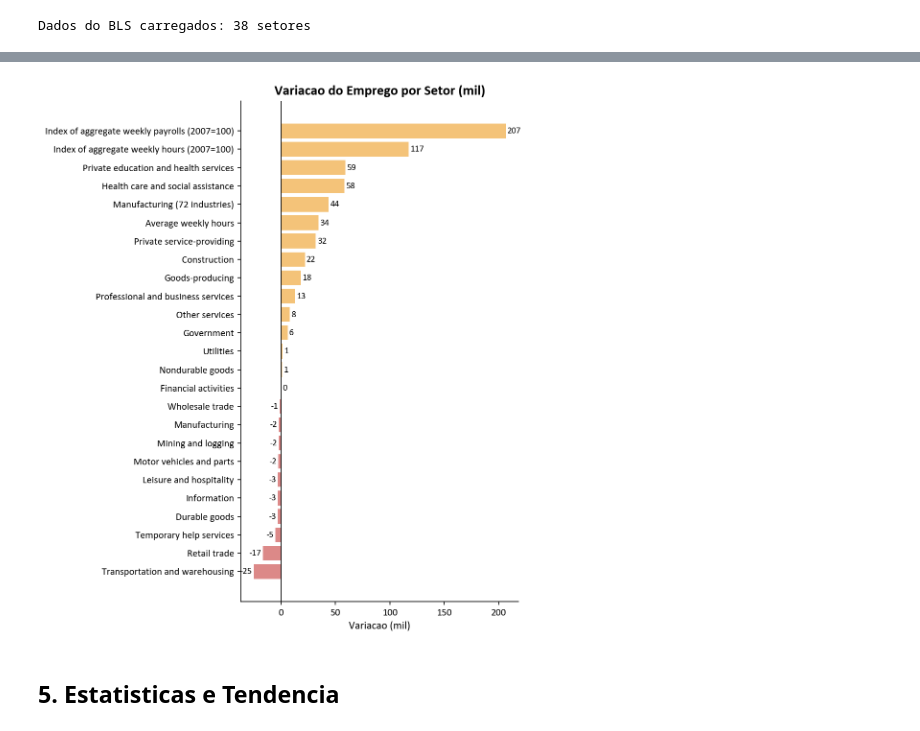
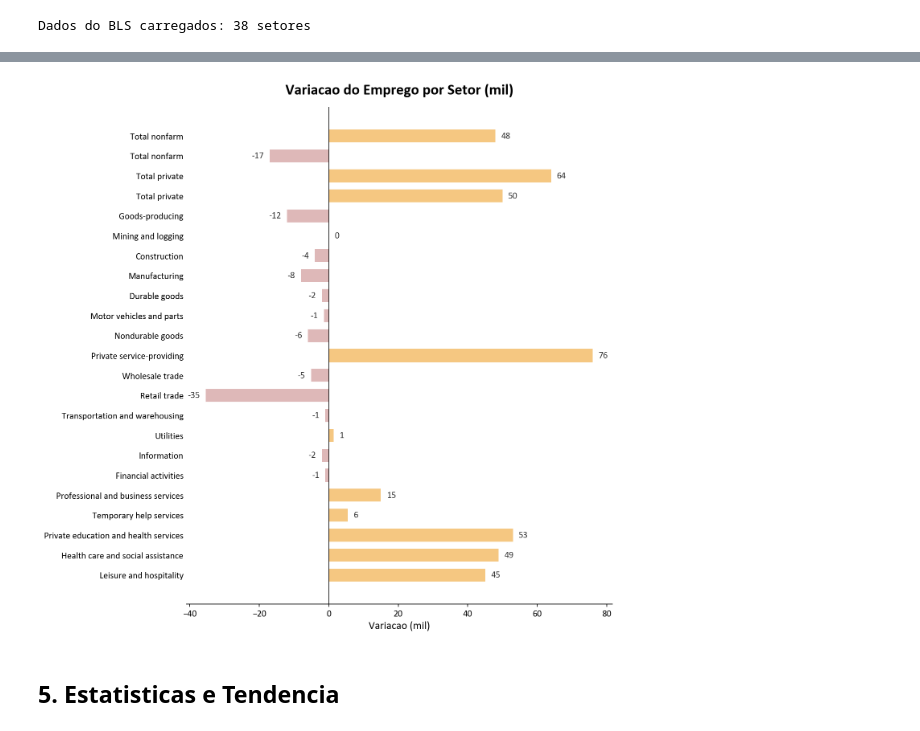
Before and after one commit to marc3lom/mkt_intel, a Jupyter notebook: produtos/informes_eventos/src/reports/payroll/notebooks/payroll_analysis.ipynb, the cells around one changed output, grey strips where cells are left out. Saved outputs shown, nothing was run; the diff lists cells and outputs as text; code cells hidden in the pictures.

```diff
--- a/produtos/informes_eventos/src/reports/payroll/notebooks/payroll_analysis.ipynb
+++ b/produtos/informes_eventos/src/reports/payroll/notebooks/payroll_analysis.ipynb
@@ -323,58 +323,91 @@ Emprego por Setor (mil)
 # %%
 # Grafico: Barras horizontais por setor (Word-optimized)
 if industry_data is not None and len(industry_data) > 0:
-    # Filtra setores principais (exclui subtotais e linhas vazias)
+    # Whitelist dos 21 setores na ordem hierarquica do BLS
+    INDUSTRY_ORDER = [
+        'Total nonfarm',
+        'Total private',
+        'Goods-producing',
+        'Mining and logging',
+        'Construction',
+        'Manufacturing',
+        'Durable goods',
+        'Motor vehicles and parts',
+        'Nondurable goods',
+        'Private service-providing',
+        'Wholesale trade',
+        'Retail trade',
+        'Transportation and warehousing',
+        'Utilities',
+        'Information',
+        'Financial activities',
+        'Professional and business services',
+        'Temporary help services',
+        'Private education and health services',
+        'Health care and social assistance',
+        'Leisure and hospitality',
+    ]
+
     plot_data = industry_data[
-        ~industry_data['industry'].str.contains('Total|total', case=False, na=False)
+        industry_data['industry'].isin(INDUSTRY_ORDER)
     ].copy()
     plot_data = plot_data.dropna(subset=['current_month'])
-    plot_data = plot_data.sort_values('current_month')
+
+    # Manter ordem hierarquica do BLS (invertida para matplotlib barh: bottom-to-top)
+    industry_cat = pd.CategoricalDtype(categories=INDUSTRY_ORDER[::-1], ordered=True)
+    plot_data['industry'] = plot_data['industry'].astype(industry_cat)
+    plot_data = plot_data.sort_values('industry')
 
     if len(plot_data) > 0:
         # Adjust height based on number of sectors
         n_sectors = len(plot_data)
-        fig_height = max(4.0, min(8.0, n_sectors * 0.35))
+        fig_height = max(6.0, n_sectors * 0.42)
 
-        fig, ax = plt.subplots(figsize=(7.0, fig_height), dpi=WORD_DPI)
+        fig, ax = plt.subplots(figsize=(10.0, fig_height), dpi=WORD_DPI)
+        fig.patch.set_facecolor('white')
+        ax.set_facecolor('white')
 
-        # Cores: verde para positivo, vermelho para negativo
-        colors = [COPOM[1] if v >= 0 else COPOM[5] for v in plot_data['current_month']]
+        # Cores: dourado para positivo, rosa empoeirado para negativo
+        colors = [COPOM[1] if v >= 0 else '#D4A0A0' for v in plot_data['current_month']]
 
         y_pos = range(len(plot_data))
-        ax.barh(y_pos, plot_data['current_month'], color=colors, alpha=0.8)
+        ax.barh(y_pos, plot_data['current_month'], color=colors, alpha=0.75, height=0.65)
 
         # Labels
         ax.set_yticks(y_pos)
-        ax.set_yticklabels(plot_data['industry'], fontsize=WORD_TICK_SIZE)
-        ax.axvline(x=0, color='black', linewidth=0.8)
+        ax.set_yticklabels(plot_data['industry'], fontsize=11)
+        ax.tick_params(axis='y', length=0)
+        ax.spines['left'].set_visible(False)
+        ax.axvline(x=0, color='black', linewidth=0.8, zorder=2)
 
         # Adiciona valores nas barras
+        x_range = plot_data['current_month'].max() - plot_data['current_month'].min()
         for i, (idx, row) in enumerate(plot_data.iterrows()):
             val = row['current_month']
-            offset = 1.5 if val >= 0 else -1.5
+            offset = max(1.0, x_range * 0.015) if val >= 0 else -max(1.0, x_range * 0.015)
             ha = 'left' if val >= 0 else 'right'
             ax.annotate(f'{val:.0f}', xy=(val + offset, i),
-                       va='center', ha=ha, fontsize=WORD_TICK_SIZE - 1)
+                       va='center', ha=ha, fontsize=11, color='#333333')
 
         ax.set_title('Variacao do Emprego por Setor (mil)',
-                     fontsize=WORD_TITLE_SIZE, fontweight='bold')
-        ax.set_xlabel('Variacao (mil)', fontsize=WORD_LABEL_SIZE)
-        ax.tick_params(axis='x', labelsize=WORD_TICK_SIZE)
+                     fontsize=18, fontweight='bold', pad=15)
+        ax.set_xlabel('Variacao (mil)', fontsize=13)
+        ax.tick_params(axis='x', labelsize=11)
         clean_axes(ax)
 
-        plt.tight_layout()
+        plt.tight_layout(pad=1.5)
 
         # Save Word-optimized version (convencao CLAUDE.md: output/ na raiz do projeto)
         output_dir = project_root / 'output' / 'reports' / 'payroll'
         output_dir.mkdir(parents=True, exist_ok=True)
         save_chart_for_word(fig, output_dir / 'industry_breakdown_word.png')
 
         # Also save original high-res version
         plt.savefig(output_dir / 'industry_breakdown.png',
                     dpi=DPI, bbox_inches='tight', facecolor='white')
         plt.show()
 # %% [output]
-[figure, old version]
+[figure, new version]
 # %% [markdown]
 ## 5. Estatisticas e Tendencia
 # %%
```
Also changed, not shown: parts of 8 cells of this notebook.
